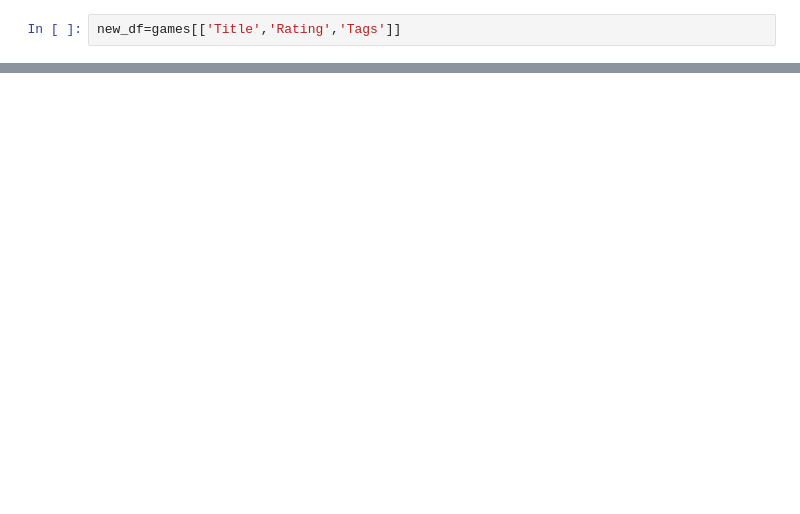
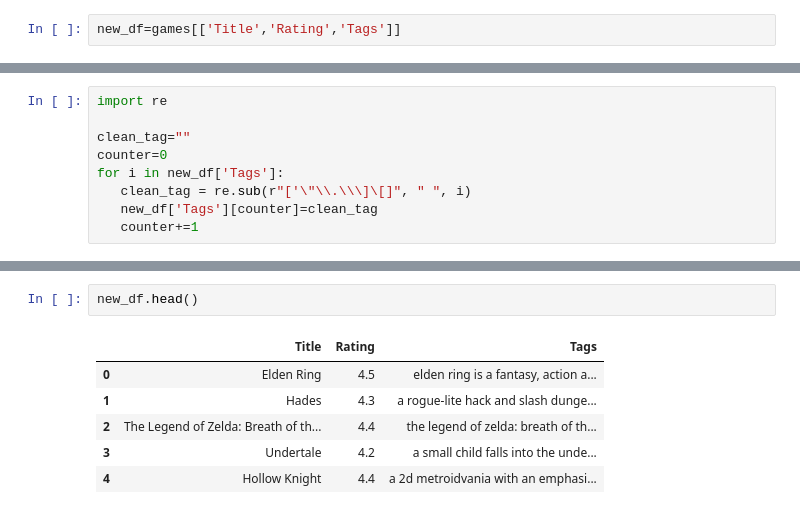
Before and after one commit to Kabbya04/Game-Recommender-System, a Jupyter notebook: game_recommender_system.ipynb, the cells around one changed output, grey strips where cells are left out. Drawn from its saved outputs; the diff is of its cells as text; blank space fills up the shorter version.

```diff
--- a/game_recommender_system.ipynb
+++ b/game_recommender_system.ipynb
@@ -112,0 +132,9 @@ memory usage: 79.1+ KB
+# %%
+import re
+
+clean_tag=""
+counter=0
+for i in new_df['Tags']:
+   clean_tag = re.sub(r"['\"\\.\\\]\[]", " ", i)
+   new_df['Tags'][counter]=clean_tag
+   counter+=1
@@ -112,0 +159,9 @@ memory usage: 79.1+ KB
+# %%
+new_df.head()
+# %% [output]
+|  | Title | Rating | Tags |
+| 0 | Elden Ring | 4.5 | elden ring is a fantasy, action a... |
+| 1 | Hades | 4.3 | a rogue-lite hack and slash dunge... |
+| 2 | The Legend of Zelda: Breath of th... | 4.4 | the legend of zelda: breath of th... |
+| 3 | Undertale | 4.2 | a small child falls into the unde... |
+| 4 | Hollow Knight | 4.4 | a 2d metroidvania with an emphasi... |
```
Also changed, not shown: parts of 6 cells of this notebook.
